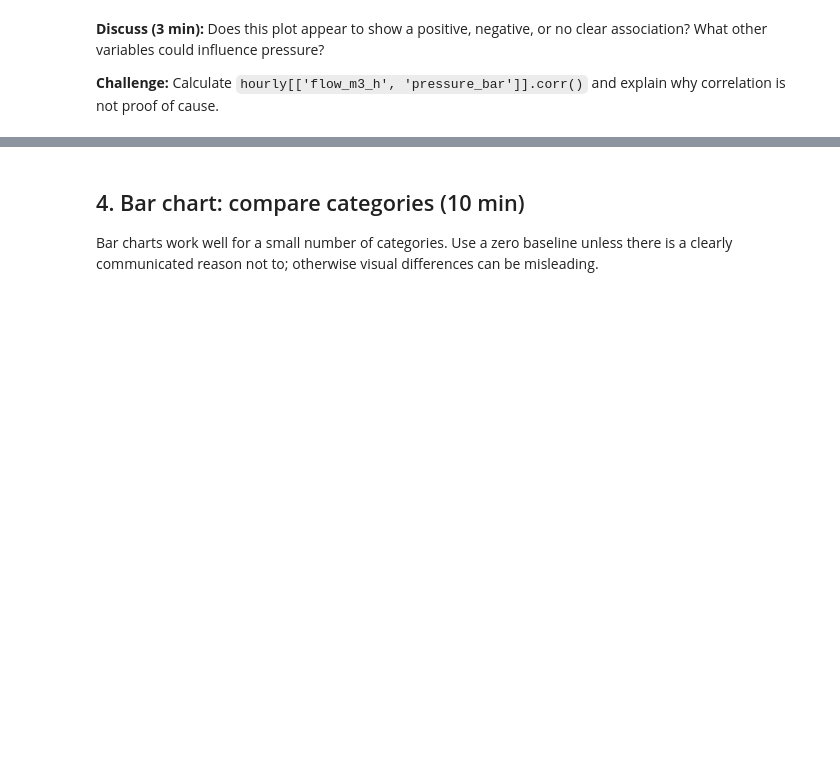
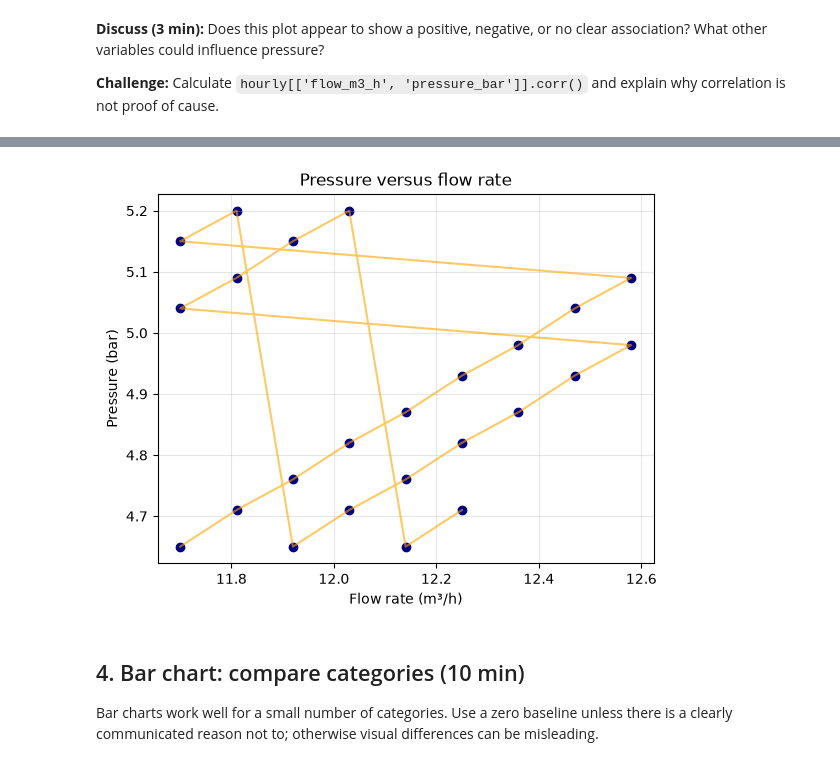
Before and after one commit to cutiepie-7/Module_5_6_Both, a Jupyter notebook: 04_05_charts_trends.ipynb, the cells around one changed output, grey strips where cells are left out. Saved outputs shown, nothing was run; the diff lists cells and outputs as text; code cells hidden in the pictures; blank space fills up the shorter version.

```diff
--- a/04_05_charts_trends.ipynb
+++ b/04_05_charts_trends.ipynb
@@ -80,3 +91,18 @@ plt.show()
+# %%
+import matplotlib.pyplot as plt
+
+x = hourly["flow_m3_h"]
+y = hourly["pressure_bar"]
+
+plt.scatter(x, y, color="navy")
+plt.plot(x, y, color="orange", alpha=0.6)  # Connects observations in row order
+plt.xlabel("Flow rate (m³/h)")
+plt.ylabel("Pressure (bar)")
+plt.title("Pressure versus flow rate")
+plt.grid(True, alpha=0.3)
+plt.show()
+# %% [output]
+[figure, added]
 # %% [markdown]
 ## 4. Bar chart: compare categories (10 min)
 
```
Also changed, not shown: parts of 1 cell of this notebook, 1 other file.
